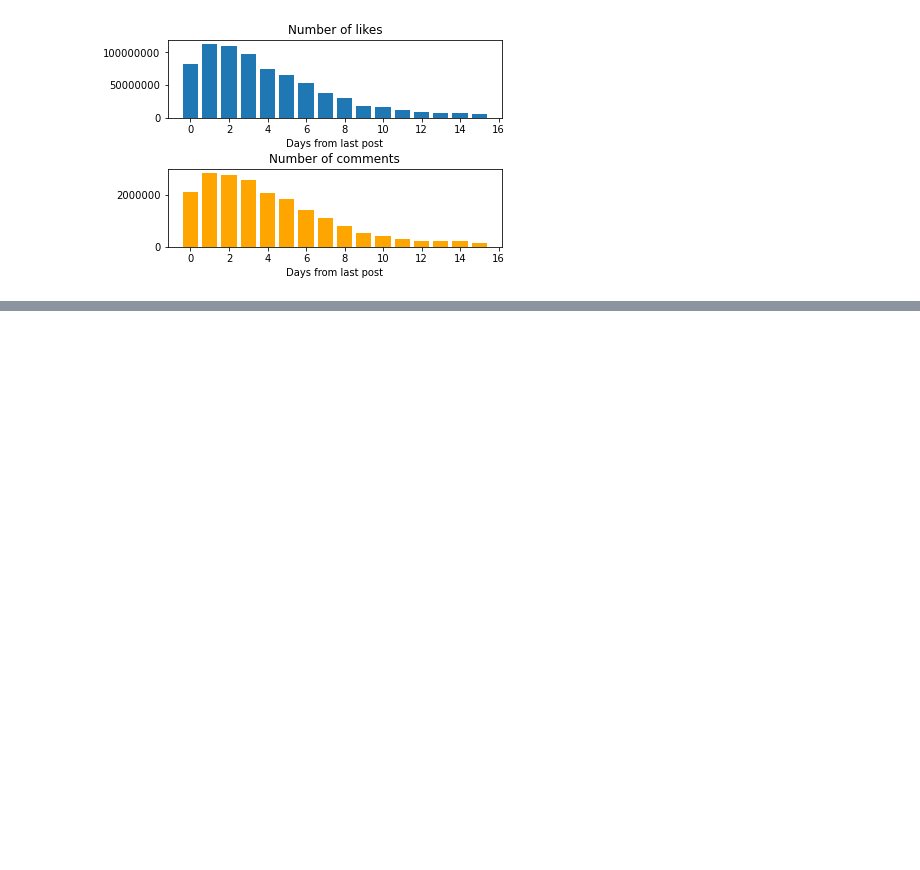
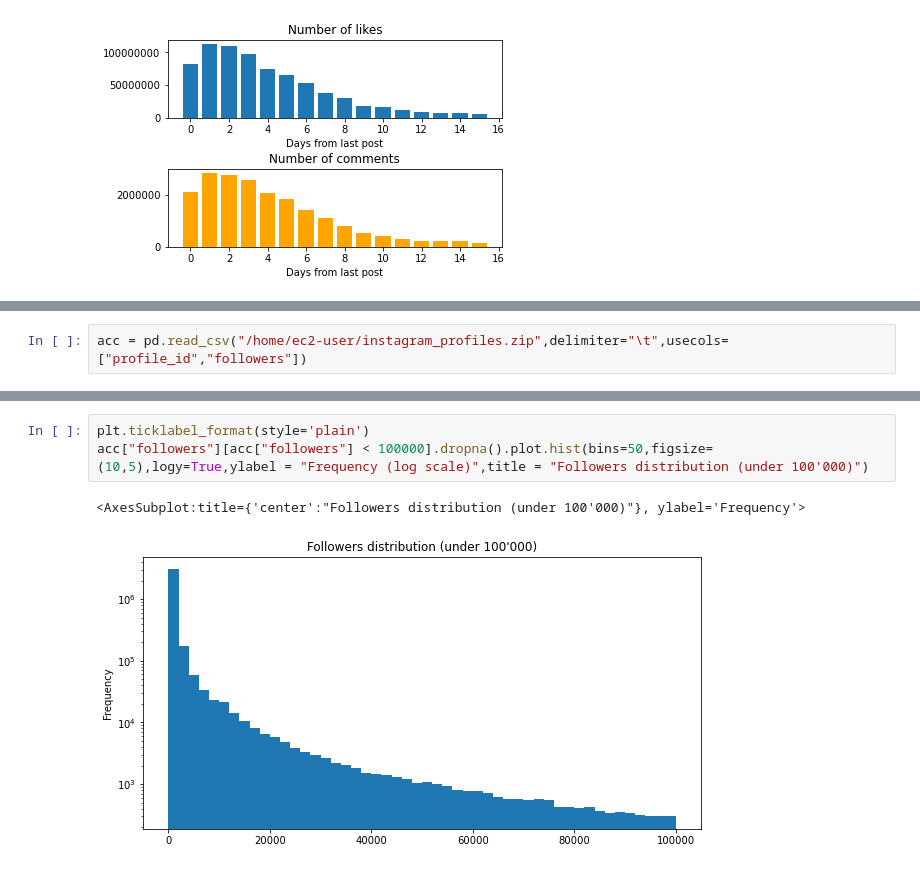
Before and after one commit to sophiaBalestrucci/ADM-HW2, a Jupyter notebook: HW2.ipynb, the cells around one changed output, grey strips where cells are left out. Cells and saved outputs as stored; diff of their text form; blank space fills up the shorter version.

```diff
--- a/HW2.ipynb
+++ b/HW2.ipynb
@@ -612,0 +669,2 @@ $\implies$ The interval wich maximixe the likes and comments is between 1 and 4
+# %%
+acc = pd.read_csv("/home/ec2-user/instagram_profiles.zip",delimiter="\t",usecols=["profile_id","followers"])
@@ -612,0 +683,6 @@ $\implies$ The interval wich maximixe the likes and comments is between 1 and 4
+# %%
+plt.ticklabel_format(style='plain')
+acc["followers"][acc["followers"] < 100000].dropna().plot.hist(bins=50,figsize=(10,5),logy=True,ylabel = "Frequency (log scale)",title = "Followers distribution (under 100'000)")
+# %% [output]
+<AxesSubplot:title={'center':"Followers distribution (under 100'000)"}, ylabel='Frequency'>
+[figure, added]
```
Also changed, not shown: parts of 31 cells of this notebook.
